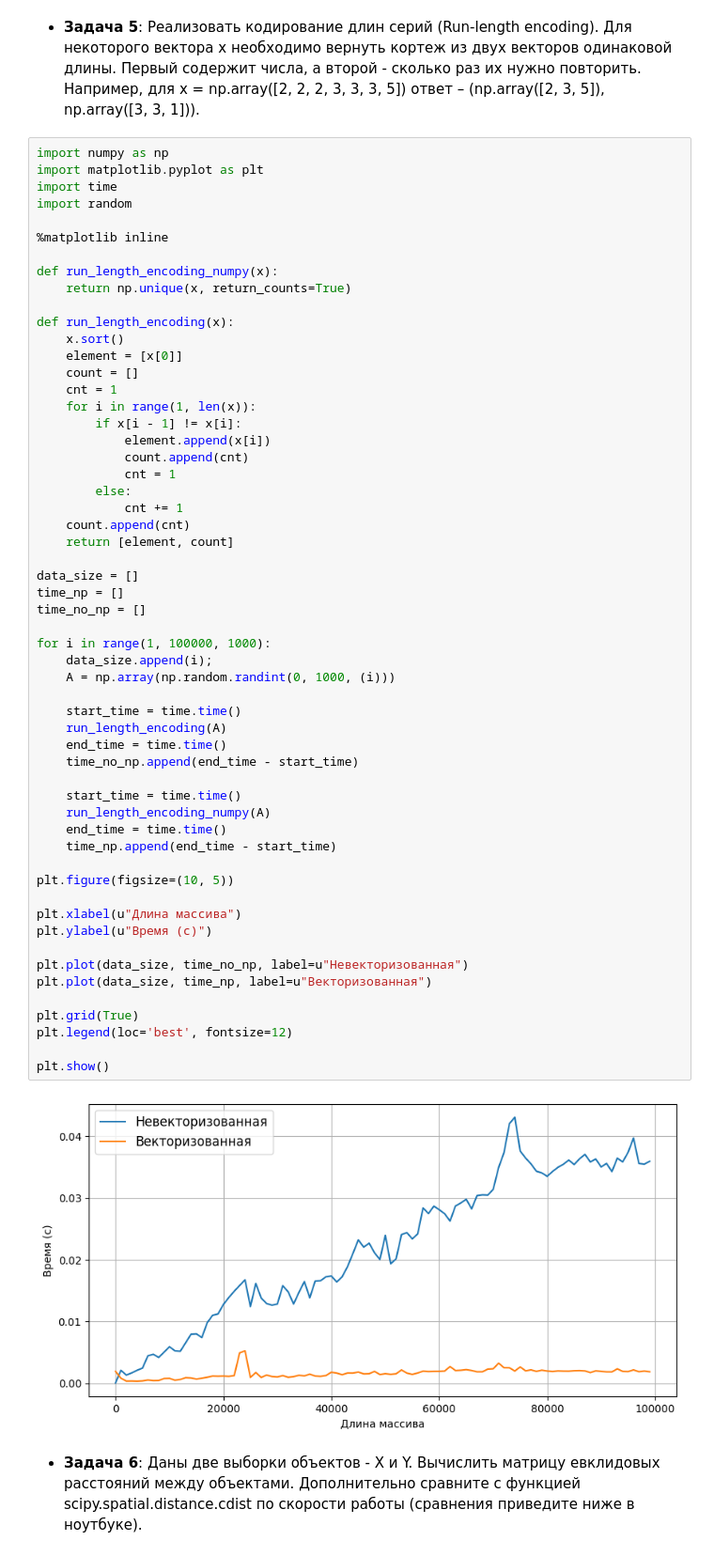
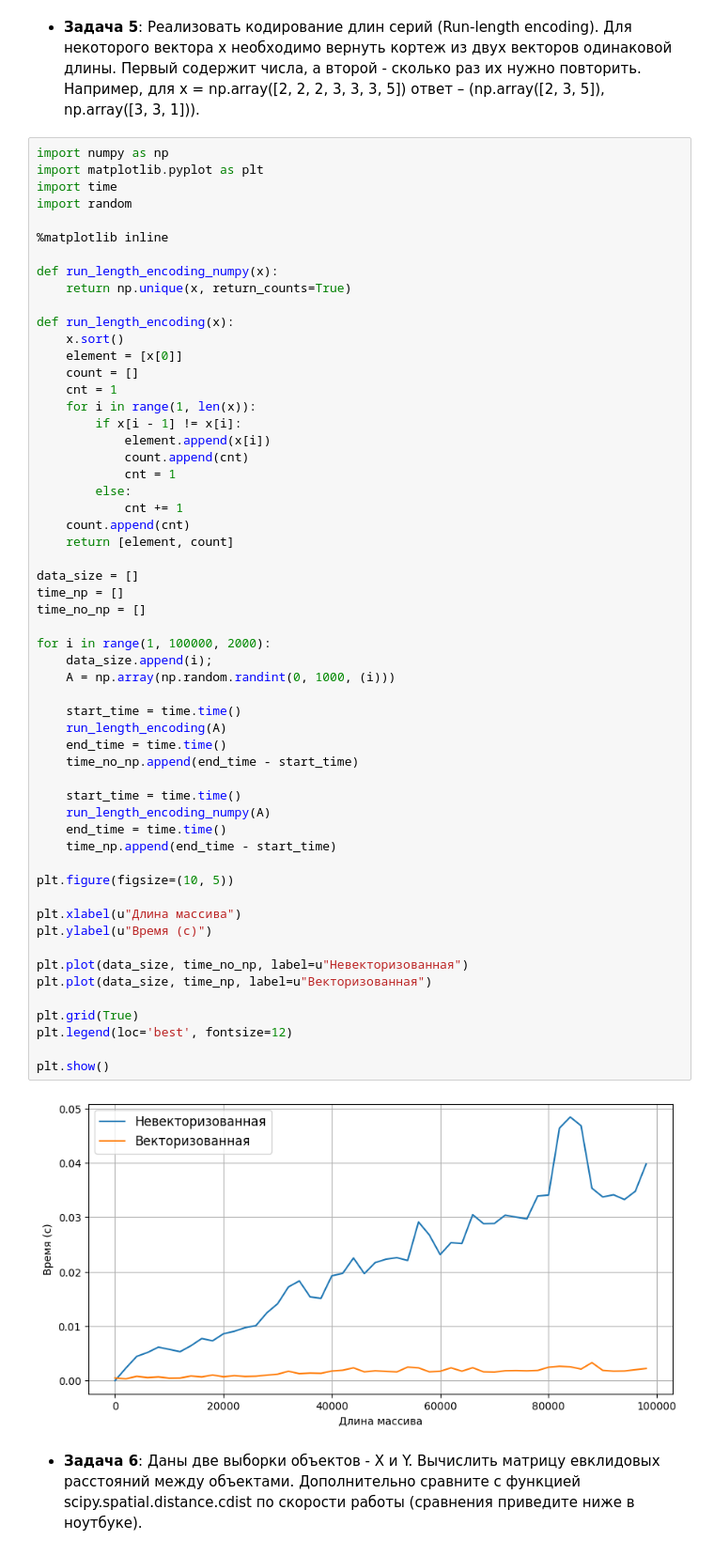
Before and after one commit to Aleks-Rus-0/Ml, a Jupyter notebook: task1_numpy_practive.ipynb, the cells around one changed output. Shown: that part at 94% size. Cells and saved outputs as stored; diff of their text form.

```diff
--- a/task1_numpy_practive.ipynb
+++ b/task1_numpy_practive.ipynb
@@ -251,35 +251,35 @@ def run_length_encoding(x):
 data_size = []
 time_np = []
 time_no_np = []
 
-for i in range(1, 100000, 1000):
+for i in range(1, 100000, 2000):
     data_size.append(i);
     A = np.array(np.random.randint(0, 1000, (i)))
 
     start_time = time.time()
     run_length_encoding(A)
     end_time = time.time()
     time_no_np.append(end_time - start_time)
 
     start_time = time.time()
     run_length_encoding_numpy(A)
     end_time = time.time()
     time_np.append(end_time - start_time)
 
 plt.figure(figsize=(10, 5))
 
 plt.xlabel(u"Длина массива")
 plt.ylabel(u"Время (с)")
 
 plt.plot(data_size, time_no_np, label=u"Невекторизованная")
 plt.plot(data_size, time_np, label=u"Векторизованная")
 
 plt.grid(True)
 plt.legend(loc='best', fontsize=12)
 
 plt.show()
 # %% [output]
-[figure, old version]
+[figure, new version]
 # %% [markdown]
 
 
```
